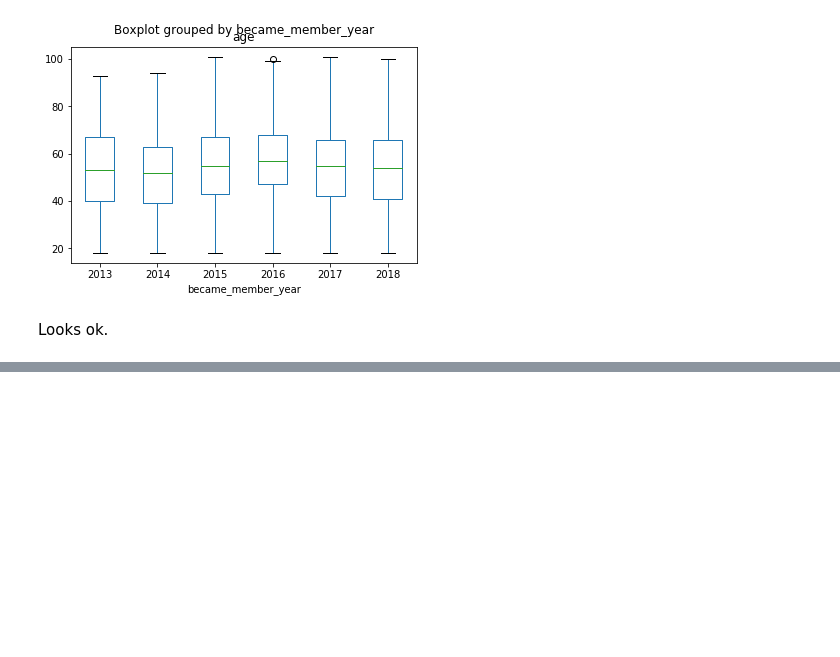
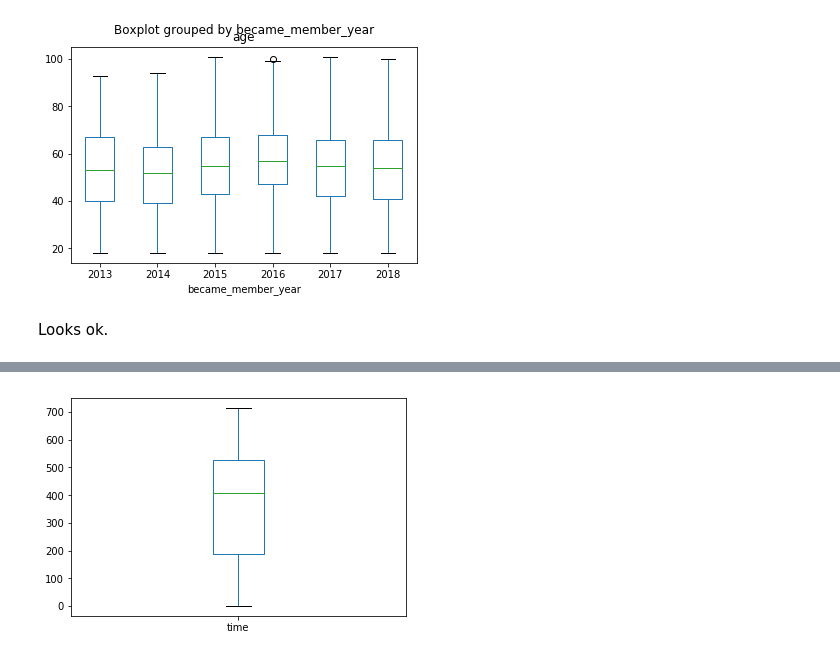
Before and after one commit to a1pat/Starbucks-Capstone, a Jupyter notebook: Starbucks_Capstone_notebook.ipynb, the cells around one changed output, grey strips where cells are left out. Saved outputs shown, nothing was run; the diff lists cells and outputs as text; code cells hidden in the pictures; blank space fills up the shorter version.

Commit message:
Add files via upload
Added data exploration for the transcript data set.

```diff
--- a/Starbucks_Capstone_notebook.ipynb
+++ b/Starbucks_Capstone_notebook.ipynb
@@ -362,0 +387,5 @@ Looks ok.
+# %%
+# visualize time distribution as a box plot
+transcript.boxplot(column='time', grid=False);
+# %% [output]
+[figure, added]
```
Also changed, not shown: parts of 49 cells of this notebook.
